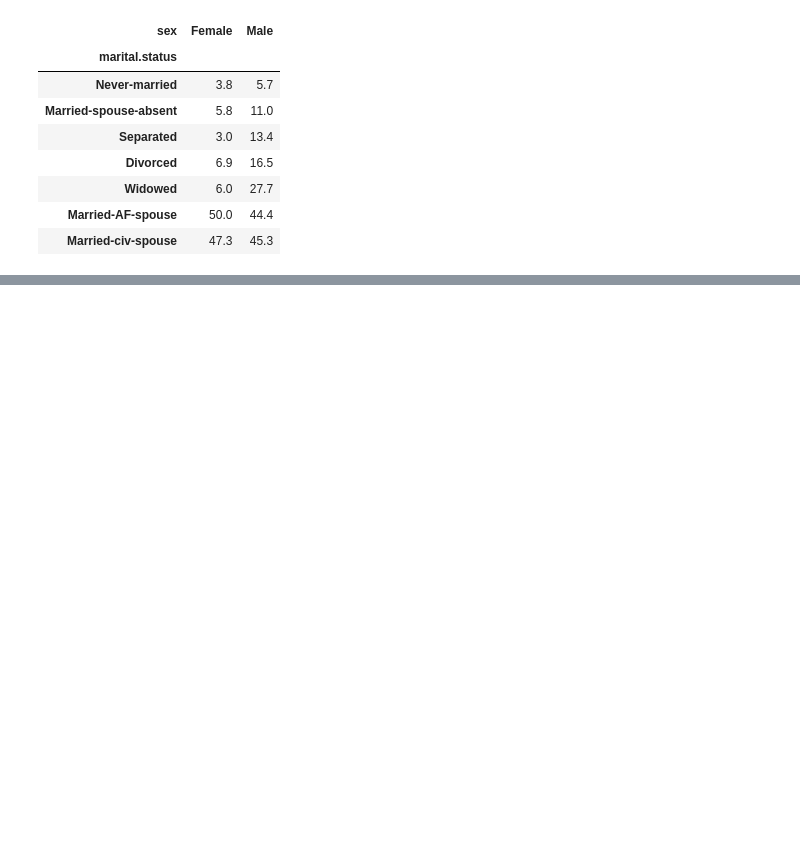
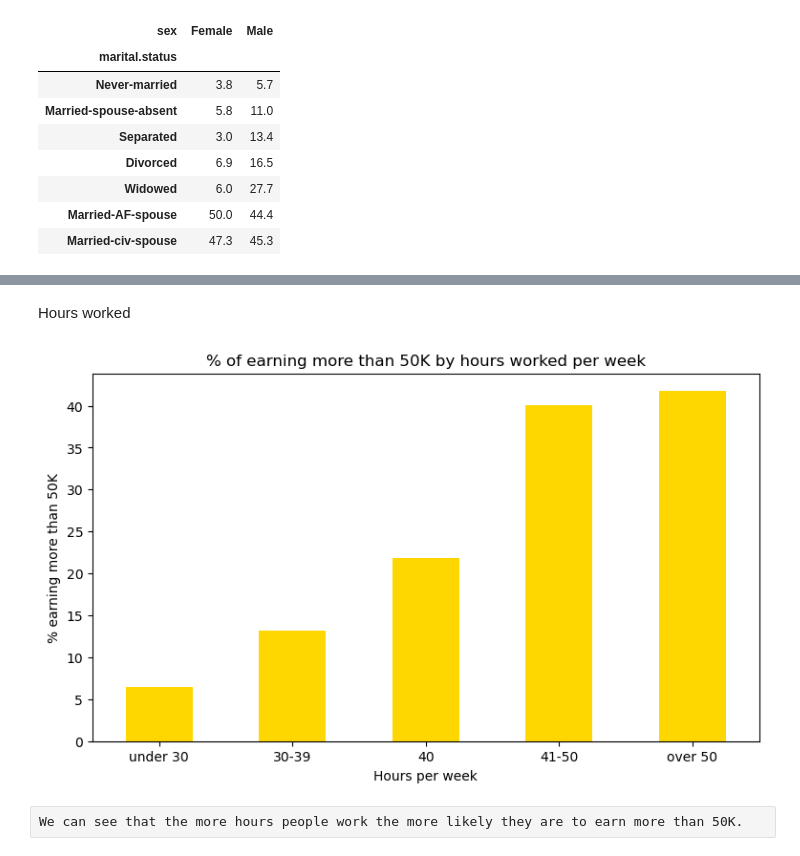
Before and after one commit to henr1quemorais/data-exploration-and-preparation-ca1, a Jupyter notebook: Adult Census Income.ipynb, the cells around one changed output, grey strips where cells are left out. Drawn from its saved outputs; the diff is of its cells as text; code cells hidden in the pictures; blank space fills up the shorter version.

Commit message:
comparing hours worked and age

```diff
--- a/Adult Census Income.ipynb
+++ b/Adult Census Income.ipynb
@@ -362 +362,14 @@ We can see that 31% of men earn >50K against about 11% of the women. However for
 I can assume that this is also very related to the age people getting married and a better job a bit later in life.
+# %% [markdown]
+Hours worked
+# %%
+census.groupby(pd.cut(census["hours.per.week"], bins=[0, 29, 39, 40, 50, 99], labels=["under 30", "30-39", "40", "41-50", "over 50"]), observed=True)["high_income"].mean().mul(100).plot(kind="bar", color="gold", figsize=(9, 5))
+plt.title("% of earning more than 50K by hours worked per week")
+plt.xlabel("Hours per week")
+plt.ylabel("% earning more than 50K")
+plt.xticks(rotation=0)
+plt.show()
+# %% [output]
+[figure, added]
+# %% [raw]
+We can see that the more hours people work the more likely they are to earn more than 50K.
```
Also changed, not shown: parts of 16 cells of this notebook.
